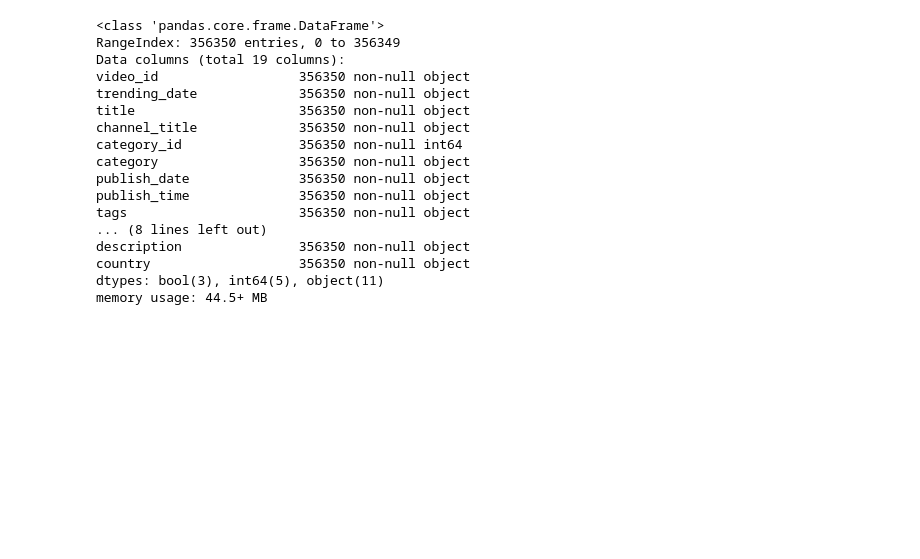
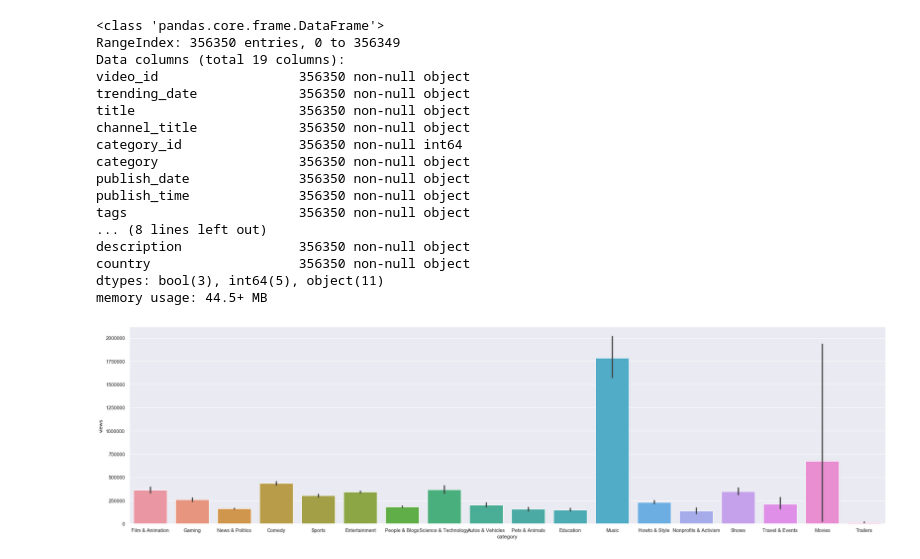
Before and after one commit to Carlene/youtube_trending, a Jupyter notebook: youtube_project.ipynb, the cells around one changed output. Drawn from its saved outputs; the diff is of its cells as text; code cells hidden in the pictures; blank space fills up the shorter version.

Commit message:
Histograms for categories and try to fix my views per category boxplot

```diff
--- a/youtube_project.ipynb
+++ b/youtube_project.ipynb
@@ -45,3 +45,8 @@ description               356350 non-null object
 country                   356350 non-null object
 dtypes: bool(3), int64(5), object(11)
 memory usage: 44.5+ MB
+# %%
+sns.set(rc={'figure.figsize':(30,8)})
+ax = sns.barplot(x="category", y="views", data=df)
+# %% [output]
+[figure, added]
```
Also changed, not shown: parts of 4 cells of this notebook.
